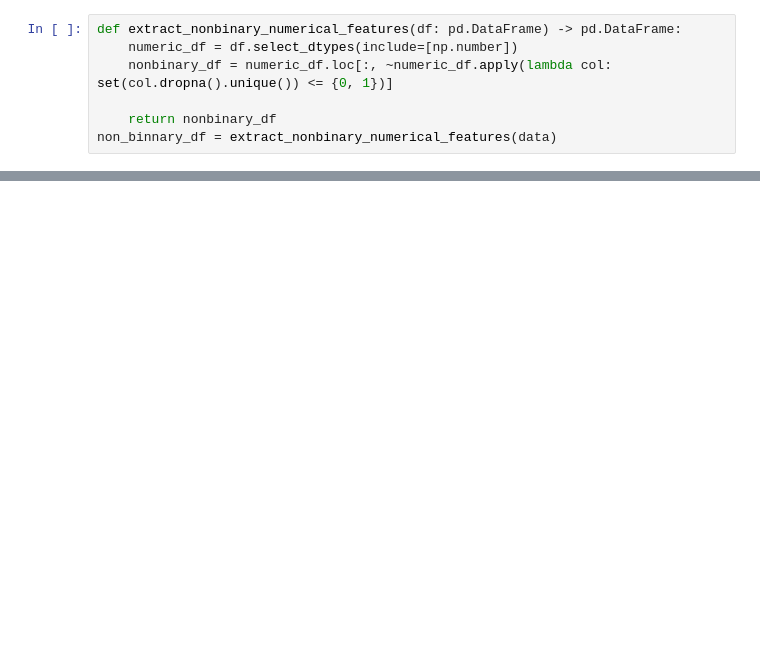
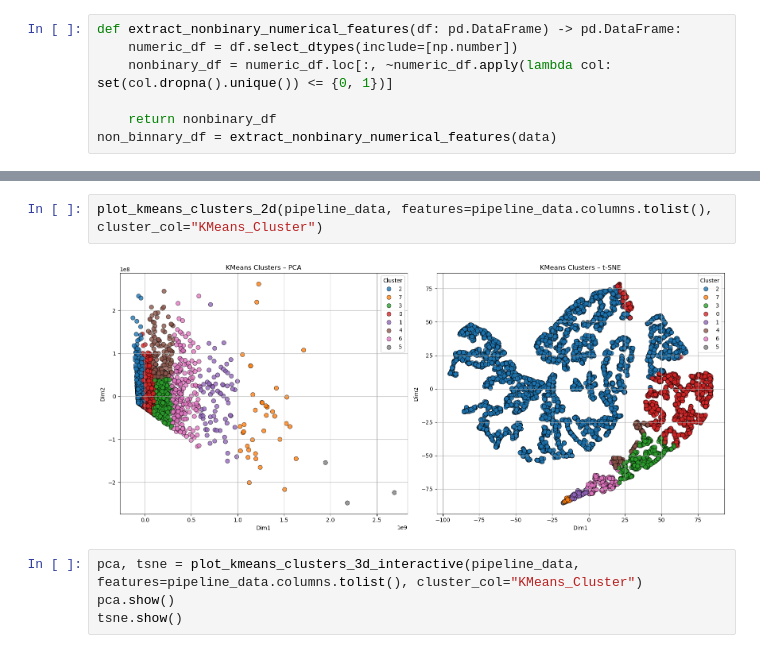
Before and after one commit to Shlezman/DS-principles-project, a Jupyter notebook: kmeans/kmeans.ipynb, the cells around one changed output, grey strips where cells are left out. Drawn from its saved outputs; the diff is of its cells as text; blank space fills up the shorter version.

```diff
--- a/kmeans/kmeans.ipynb
+++ b/kmeans/kmeans.ipynb
@@ -219,0 +776,8 @@ plot_kmeans_clusters_3d(non_binnary_df, non_binnary_df.columns, cluster_col='KMe
+# %%
+plot_kmeans_clusters_2d(pipeline_data, features=pipeline_data.columns.tolist(), cluster_col="KMeans_Cluster")
+# %% [output]
+[figure, added]
+# %%
+pca, tsne = plot_kmeans_clusters_3d_interactive(pipeline_data, features=pipeline_data.columns.tolist(), cluster_col="KMeans_Cluster")
+pca.show()
+tsne.show()
```
Also changed, not shown: parts of 45 cells of this notebook, 1 other file.
